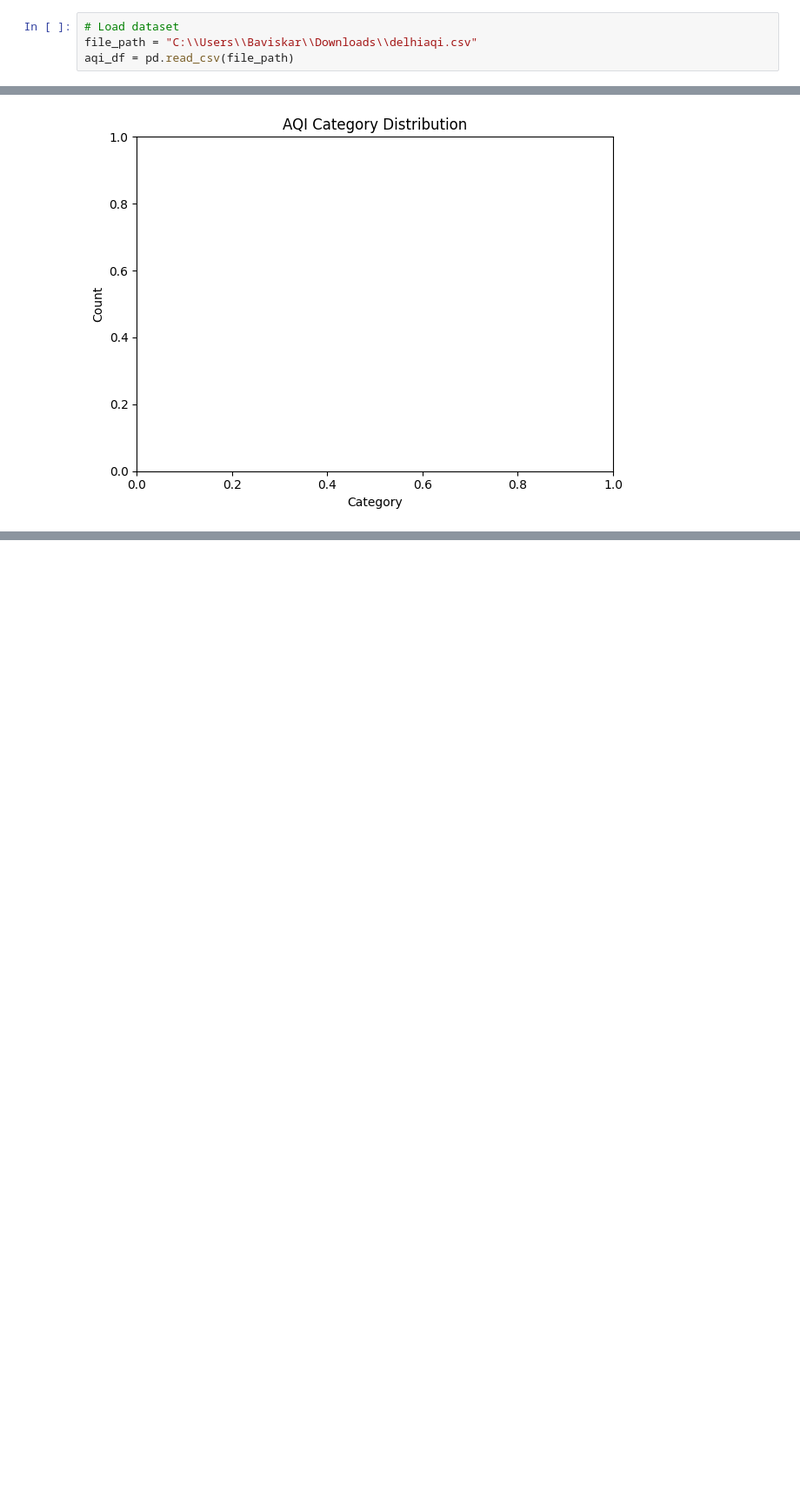
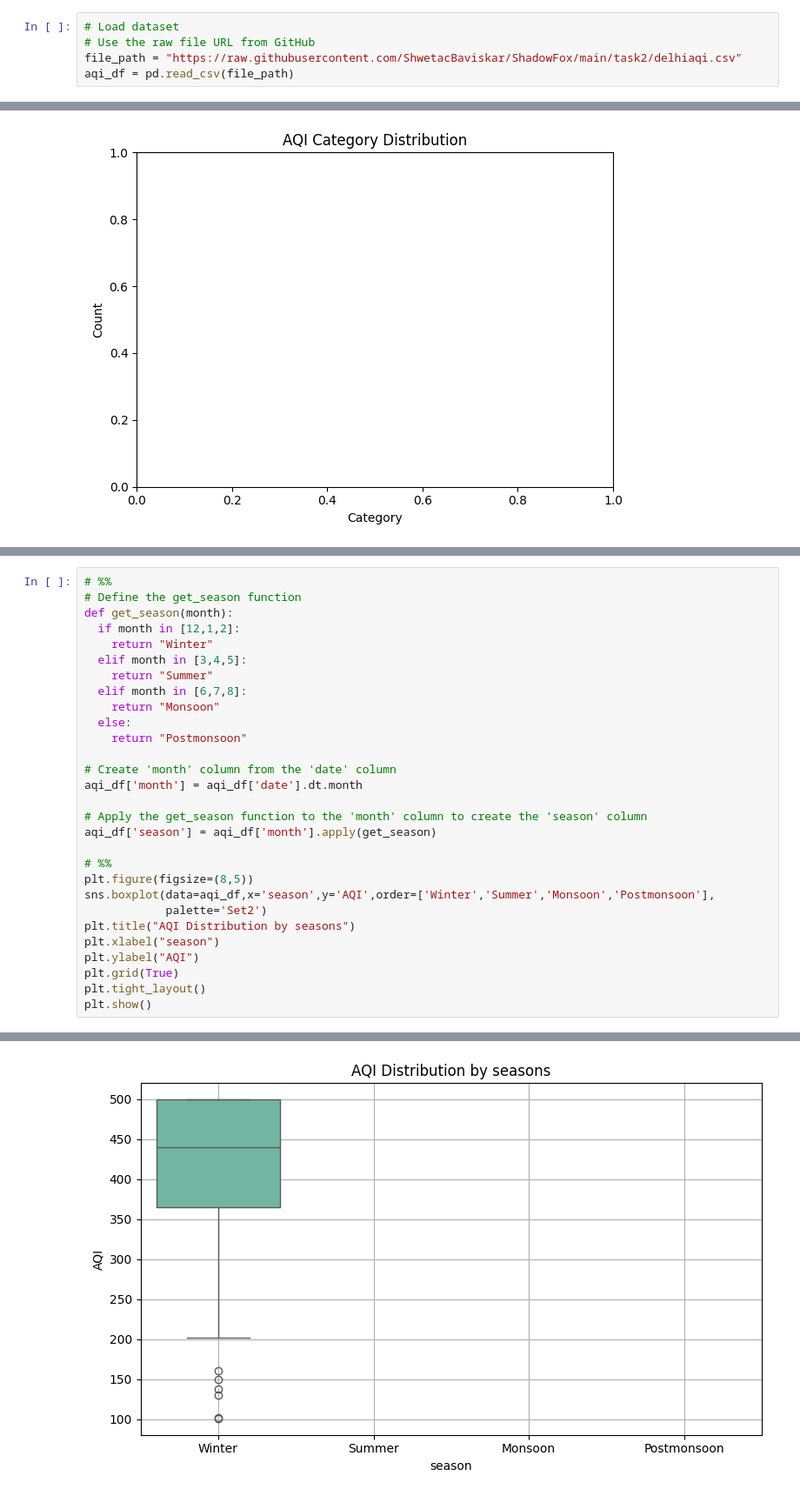
Before and after one commit to ShwetacBaviskar/ShadowFox, a Jupyter notebook: task2/air quality analysis.ipynb, the cells around one changed output, grey strips where cells are left out. Shown: that part at 87% size. Saved outputs shown, nothing was run; the diff lists cells and outputs as text; blank space fills up the shorter version.

```diff
--- a/task2/air quality analysis.ipynb
+++ b/task2/air quality analysis.ipynb
@@ -7,7 +9,8 @@ import seaborn as sns
 from datetime import datetime
 # %%
 # Load dataset
-file_path = "C:\\Users\\Baviskar\\Downloads\\delhiaqi.csv"
+# Use the raw file URL from GitHub
+file_path = "https://raw.githubusercontent.com/ShwetacBaviskar/ShadowFox/main/task2/delhiaqi.csv"
 aqi_df = pd.read_csv(file_path)
 # %%
 # Clean column names (remove leading/trailing spaces)
@@ -149,0 +162,30 @@ plt.show()
+# %%
+# %%
+# Define the get_season function
+def get_season(month):
+  if month in [12,1,2]:
+    return "Winter"
+  elif month in [3,4,5]:
+    return "Summer"
+  elif month in [6,7,8]:
+    return "Monsoon"
+  else:
+    return "Postmonsoon"
+
+# Create 'month' column from the 'date' column
+aqi_df['month'] = aqi_df['date'].dt.month
+
+# Apply the get_season function to the 'month' column to create the 'season' column
+aqi_df['season'] = aqi_df['month'].apply(get_season)
+
+# %%
+plt.figure(figsize=(8,5))
+sns.boxplot(data=aqi_df,x='season',y='AQI',order=['Winter','Summer','Monsoon','Postmonsoon'],
+            palette='Set2')
+plt.title("AQI Distribution by seasons")
+plt.xlabel("season")
+plt.ylabel("AQI")
+plt.grid(True)
+plt.tight_layout()
+plt.show()
+# %% [output]
@@ -149,0 +195 @@ plt.show()
+[figure, added]
```
Also changed, not shown: parts of 5 cells of this notebook.
